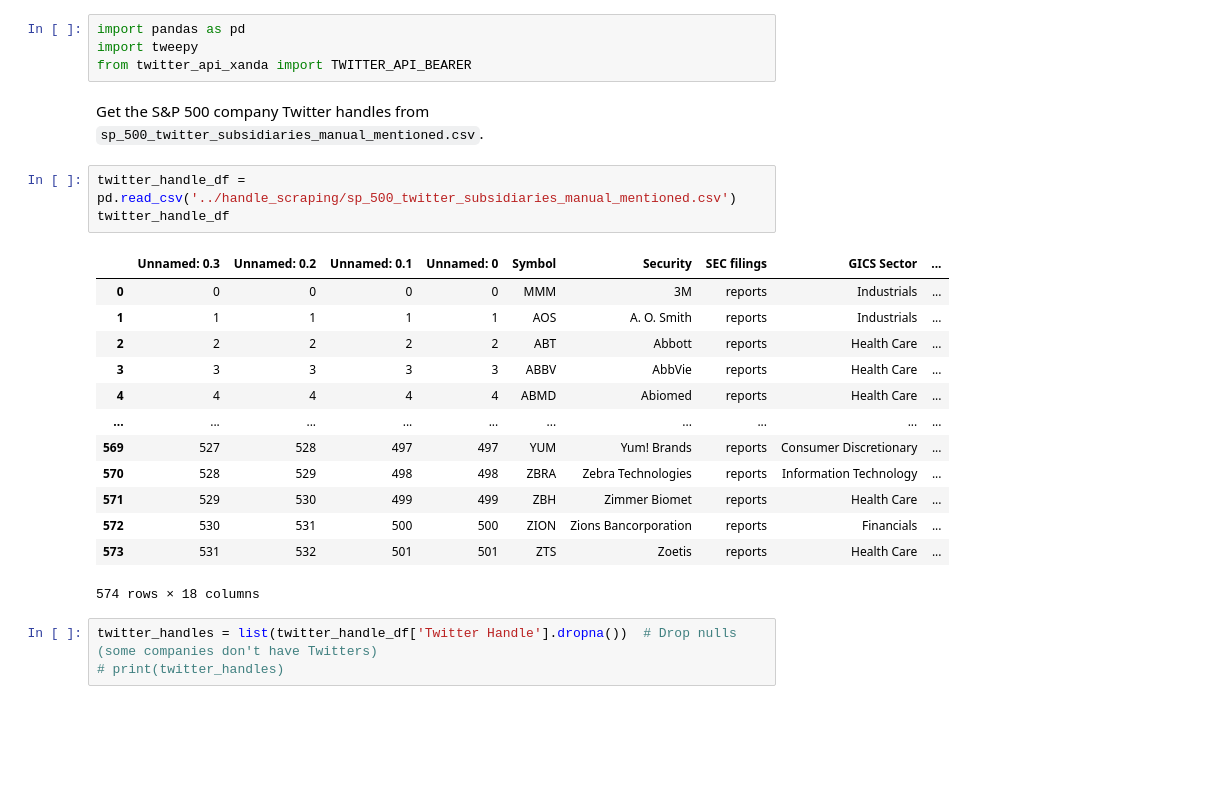
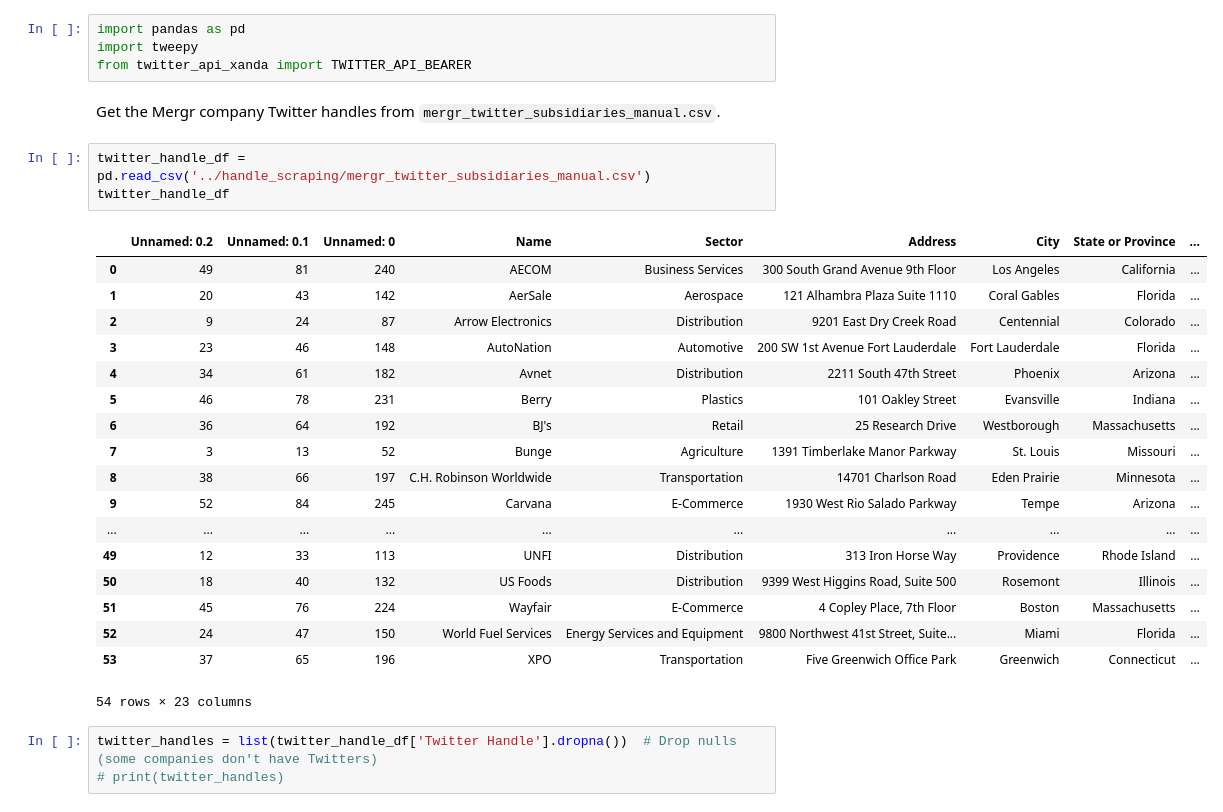
Before and after one commit to EconText/Cheap-Talk, a Jupyter notebook: data/get_twitter_profile_info.ipynb, the cells around one changed output. Saved outputs shown, nothing was run; the diff lists cells and outputs as text; blank space fills up the shorter version.

Commit message:
Get Twitter profile info for Mergr companies

```diff
--- a/data/get_twitter_profile_info.ipynb
+++ b/data/get_twitter_profile_info.ipynb
@@ -11,24 +11,29 @@ import pandas as pd
 import tweepy
 from twitter_api_xanda import TWITTER_API_BEARER
 # %% [markdown]
-Get the S&P 500 company Twitter handles from `sp_500_twitter_subsidiaries_manual_mentioned.csv`.
+Get the Mergr company Twitter handles from `mergr_twitter_subsidiaries_manual.csv`.
 # %%
-twitter_handle_df = pd.read_csv('../handle_scraping/sp_500_twitter_subsidiaries_manual_mentioned.csv')
+twitter_handle_df = pd.read_csv('../handle_scraping/mergr_twitter_subsidiaries_manual.csv')
 twitter_handle_df
 # %% [output]
-|  | Unnamed: 0.3 | Unnamed: 0.2 | Unnamed: 0.1 | Unnamed: 0 | Symbol | Security | SEC filings | GICS Sector | ... |
-| 0 | 0 | 0 | 0 | 0 | MMM | 3M | reports | Industrials | ... |
-| 1 | 1 | 1 | 1 | 1 | AOS | A. O. Smith | reports | Industrials | ... |
-| 2 | 2 | 2 | 2 | 2 | ABT | Abbott | reports | Health Care | ... |
-| 3 | 3 | 3 | 3 | 3 | ABBV | AbbVie | reports | Health Care | ... |
-| 4 | 4 | 4 | 4 | 4 | ABMD | Abiomed | reports | Health Care | ... |
+|  | Unnamed: 0.2 | Unnamed: 0.1 | Unnamed: 0 | Name | Sector | Address | City | State or Province | ... |
+| 0 | 49 | 81 | 240 | AECOM | Business Services | 300 South Grand Avenue 9th Floor | Los Angeles | California | ... |
+| 1 | 20 | 43 | 142 | AerSale | Aerospace | 121 Alhambra Plaza Suite 1110 | Coral Gables | Florida | ... |
+| 2 | 9 | 24 | 87 | Arrow Electronics | Distribution | 9201 East Dry Creek Road | Centennial | Colorado | ... |
+| 3 | 23 | 46 | 148 | AutoNation | Automotive | 200 SW 1st Avenue Fort Lauderdale | Fort Lauderdale | Florida | ... |
+| 4 | 34 | 61 | 182 | Avnet | Distribution | 2211 South 47th Street | Phoenix | Arizona | ... |
+| 5 | 46 | 78 | 231 | Berry | Plastics | 101 Oakley Street | Evansville | Indiana | ... |
+| 6 | 36 | 64 | 192 | BJ's | Retail | 25 Research Drive | Westborough | Massachusetts | ... |
+| 7 | 3 | 13 | 52 | Bunge | Agriculture | 1391 Timberlake Manor Parkway | St. Louis | Missouri | ... |
+| 8 | 38 | 66 | 197 | C.H. Robinson Worldwide | Transportation | 14701 Charlson Road | Eden Prairie | Minnesota | ... |
+| 9 | 52 | 84 | 245 | Carvana | E-Commerce | 1930 West Rio Salado Parkway | Tempe | Arizona | ... |
 | ... | ... | ... | ... | ... | ... | ... | ... | ... | ... |
-| 569 | 527 | 528 | 497 | 497 | YUM | Yum! Brands | reports | Consumer Discretionary | ... |
-| 570 | 528 | 529 | 498 | 498 | ZBRA | Zebra Technologies | reports | Information Technology | ... |
-| 571 | 529 | 530 | 499 | 499 | ZBH | Zimmer Biomet | reports | Health Care | ... |
-| 572 | 530 | 531 | 500 | 500 | ZION | Zions Bancorporation | reports | Financials | ... |
-| 573 | 531 | 532 | 501 | 501 | ZTS | Zoetis | reports | Health Care | ... |
+| 49 | 12 | 33 | 113 | UNFI | Distribution | 313 Iron Horse Way | Providence | Rhode Island | ... |
+| 50 | 18 | 40 | 132 | US Foods | Distribution | 9399 West Higgins Road, Suite 500 | Rosemont | Illinois | ... |
+| 51 | 45 | 76 | 224 | Wayfair | E-Commerce | 4 Copley Place, 7th Floor | Boston | Massachusetts | ... |
+| 52 | 24 | 47 | 150 | World Fuel Services | Energy Services and Equipment | 9800 Northwest 41st Street, Suite... | Miami | Florida | ... |
+| 53 | 37 | 65 | 196 | XPO | Transportation | Five Greenwich Office Park | Greenwich | Connecticut | ... |
-574 rows × 18 columns
+54 rows × 23 columns
 # %%
 twitter_handles = list(twitter_handle_df['Twitter Handle'].dropna())  # Drop nulls (some companies don't have Twitters)
 # print(twitter_handles)
```
Also changed, not shown: parts of 1 cell of this notebook, 2 other files.
